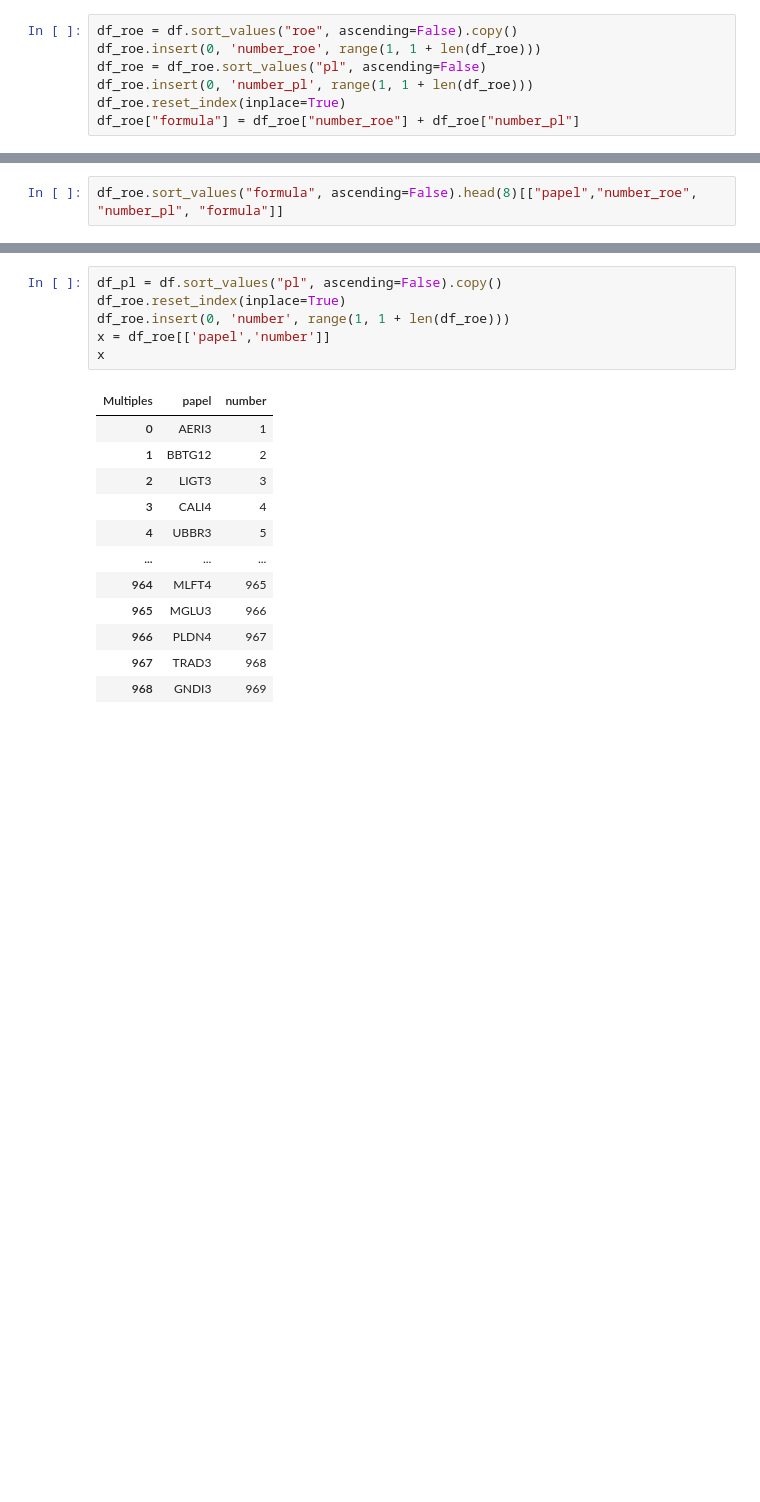
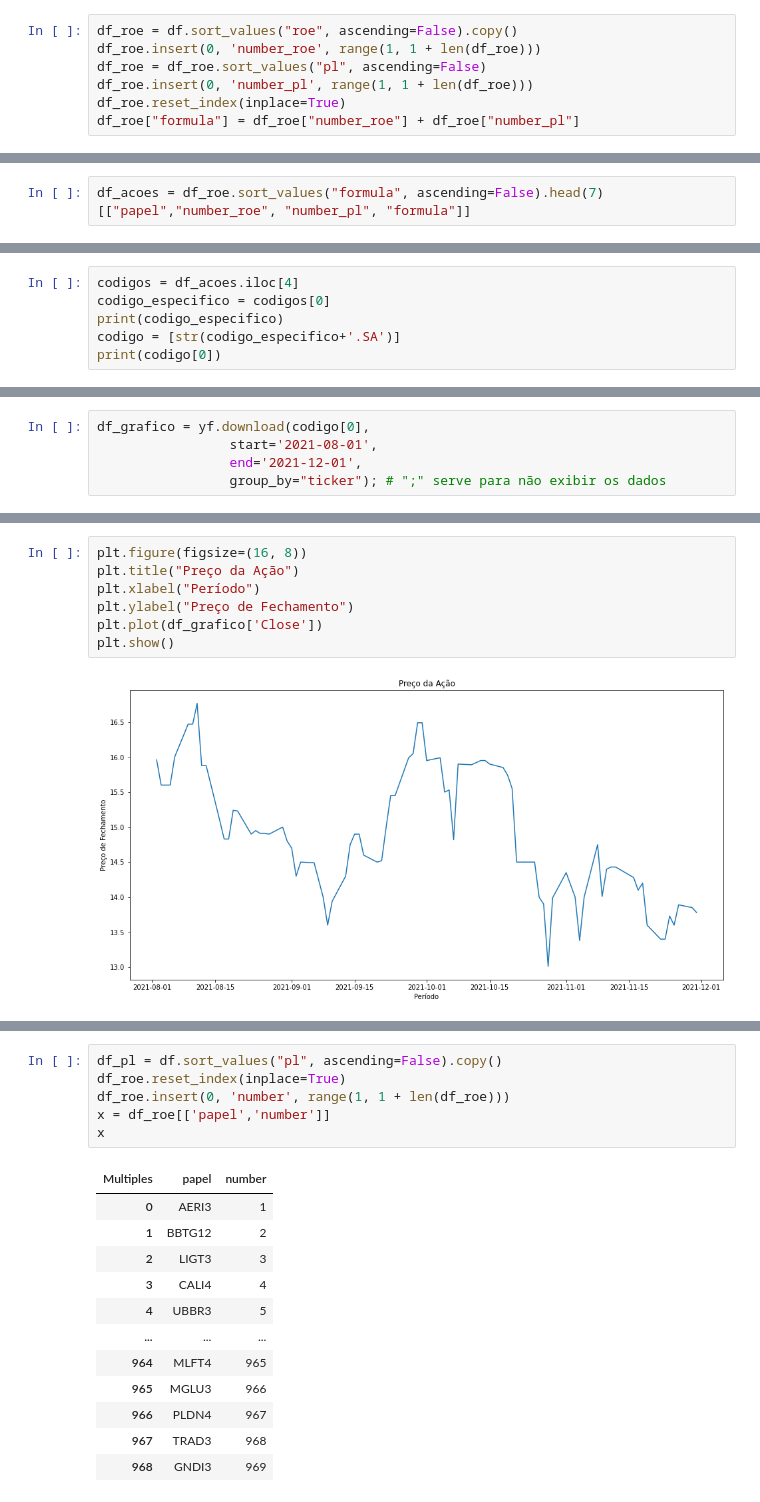
Before and after one commit to WillianDantas/ciencia-dados-financas, a Jupyter notebook: Aula_01_Ciencias_de_Dados_Financas.ipynb, the cells around one changed output, grey strips where cells are left out. Saved outputs shown, nothing was run; the diff lists cells and outputs as text; blank space fills up the shorter version.

Commit message:
grafico de acoes

```diff
--- a/Aula_01_Ciencias_de_Dados_Financas.ipynb
+++ b/Aula_01_Ciencias_de_Dados_Financas.ipynb
@@ -84,2 +133,2 @@ df_roe.sort_values("formula", ascending=False).head(8)
 # %%
-df_roe.sort_values("formula", ascending=False).head(8)[["papel","number_roe", "number_pl", "formula"]]
+df_acoes = df_roe.sort_values("formula", ascending=False).head(7)[["papel","number_roe", "number_pl", "formula"]]
@@ -95,0 +146,6 @@ df_roe.sort_values("formula", ascending=False).head(8)[["papel","number_roe", "n
+# %%
+codigos = df_acoes.iloc[4]
+codigo_especifico = codigos[0]
+print(codigo_especifico)
+codigo = [str(codigo_especifico+'.SA')]
+print(codigo[0])
@@ -95,0 +155,5 @@ df_roe.sort_values("formula", ascending=False).head(8)[["papel","number_roe", "n
+# %%
+df_grafico = yf.download(codigo[0],
+                 start='2021-08-01',
+                 end='2021-12-01',
+                 group_by="ticker"); # ";" serve para não exibir os dados
@@ -95,0 +179,9 @@ df_roe.sort_values("formula", ascending=False).head(8)[["papel","number_roe", "n
+# %%
+plt.figure(figsize=(16, 8))
+plt.title("Preço da Ação")
+plt.xlabel("Período")
+plt.ylabel("Preço de Fechamento")
+plt.plot(df_grafico['Close'])
+plt.show()
+# %% [output]
+[figure, added]
```
Also changed, not shown: parts of 19 cells of this notebook.
